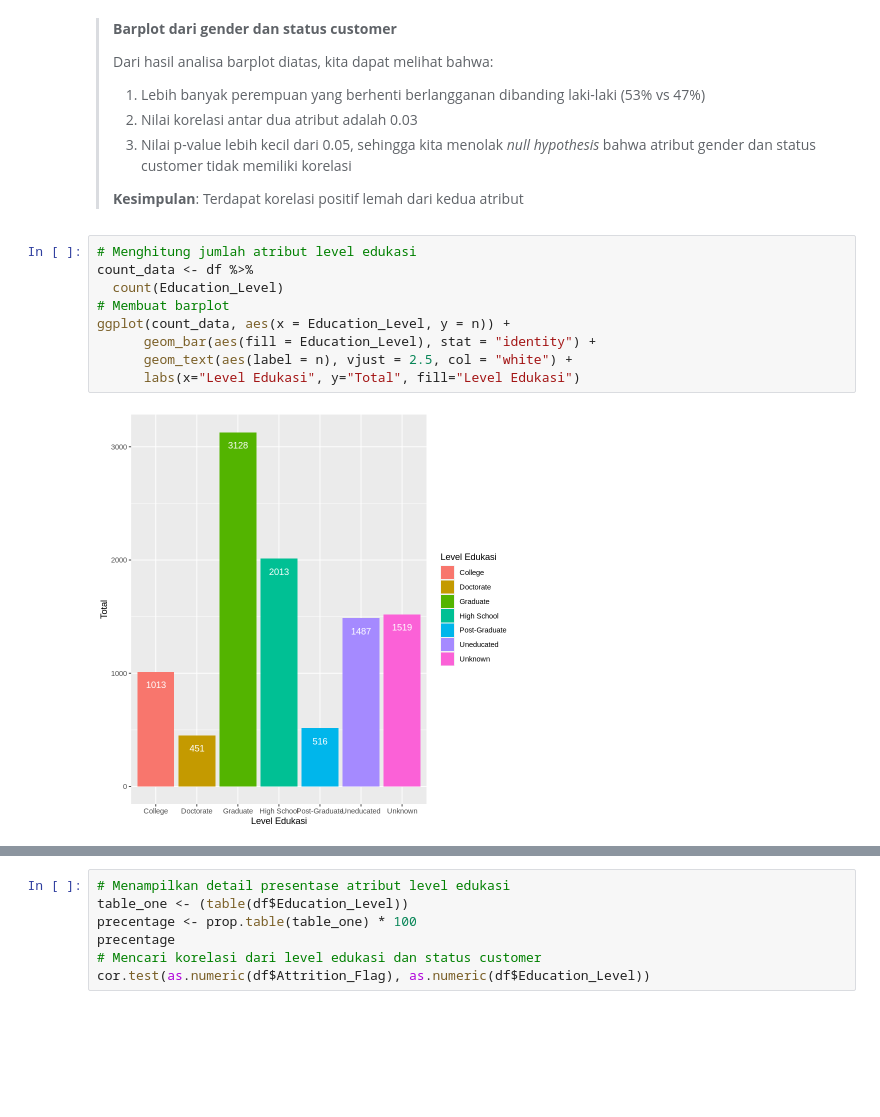
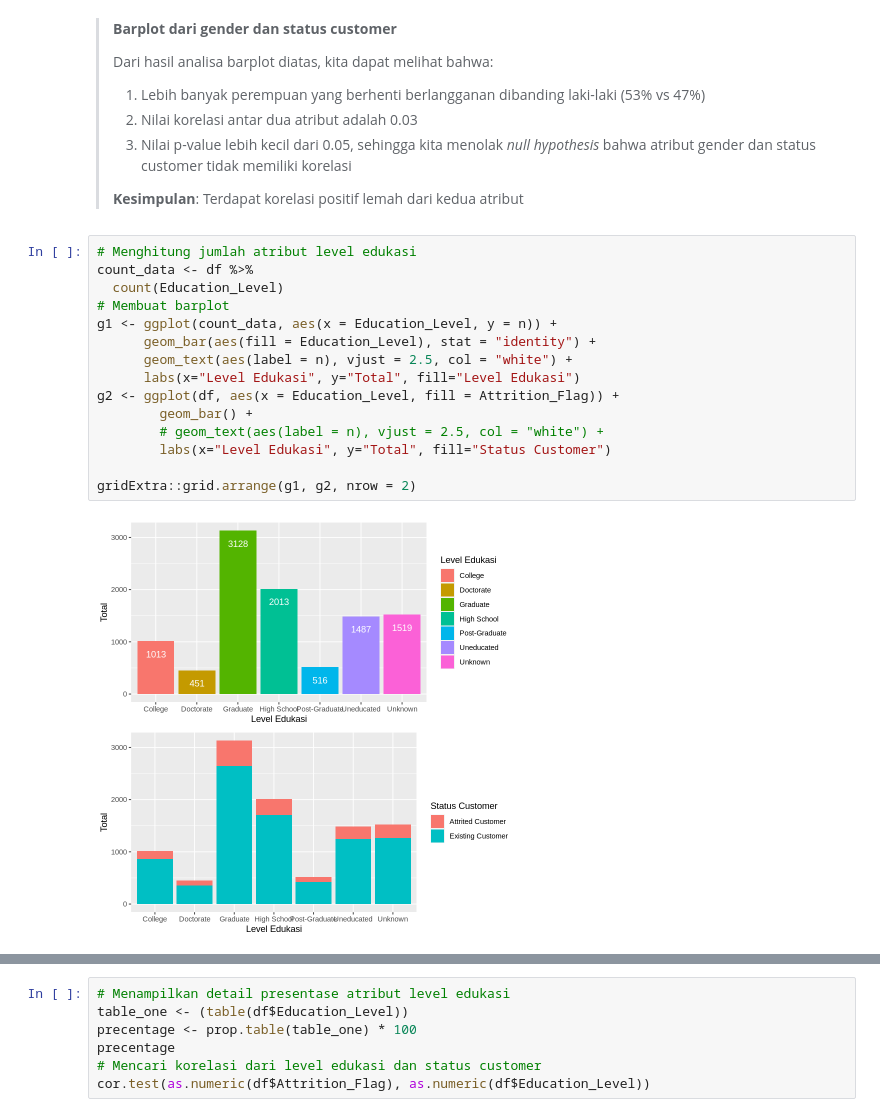
Before and after one commit to hidayattaufiqur/Tubes-Statistika, a Jupyter notebook: Tubes_Statistika.ipynb, the cells around one changed output, grey strips where cells are left out. Cells and saved outputs as stored; diff of their text form; blank space fills up the shorter version.

```diff
--- a/Tubes_Statistika.ipynb
+++ b/Tubes_Statistika.ipynb
@@ -188,11 +177,17 @@ sample estimates:
 # %%
 # Menghitung jumlah atribut level edukasi
 count_data <- df %>%
   count(Education_Level)
 # Membuat barplot
-ggplot(count_data, aes(x = Education_Level, y = n)) +
+g1 <- ggplot(count_data, aes(x = Education_Level, y = n)) +
       geom_bar(aes(fill = Education_Level), stat = "identity") +
       geom_text(aes(label = n), vjust = 2.5, col = "white") +
       labs(x="Level Edukasi", y="Total", fill="Level Edukasi")
+g2 <- ggplot(df, aes(x = Education_Level, fill = Attrition_Flag)) +
+        geom_bar() +
+        # geom_text(aes(label = n), vjust = 2.5, col = "white") +
+        labs(x="Level Edukasi", y="Total", fill="Status Customer")
+
+gridExtra::grid.arrange(g1, g2, nrow = 2)
 # %% [output]
-[figure, old version]
+[figure, new version]
```
Also changed, not shown: parts of 37 cells of this notebook.
